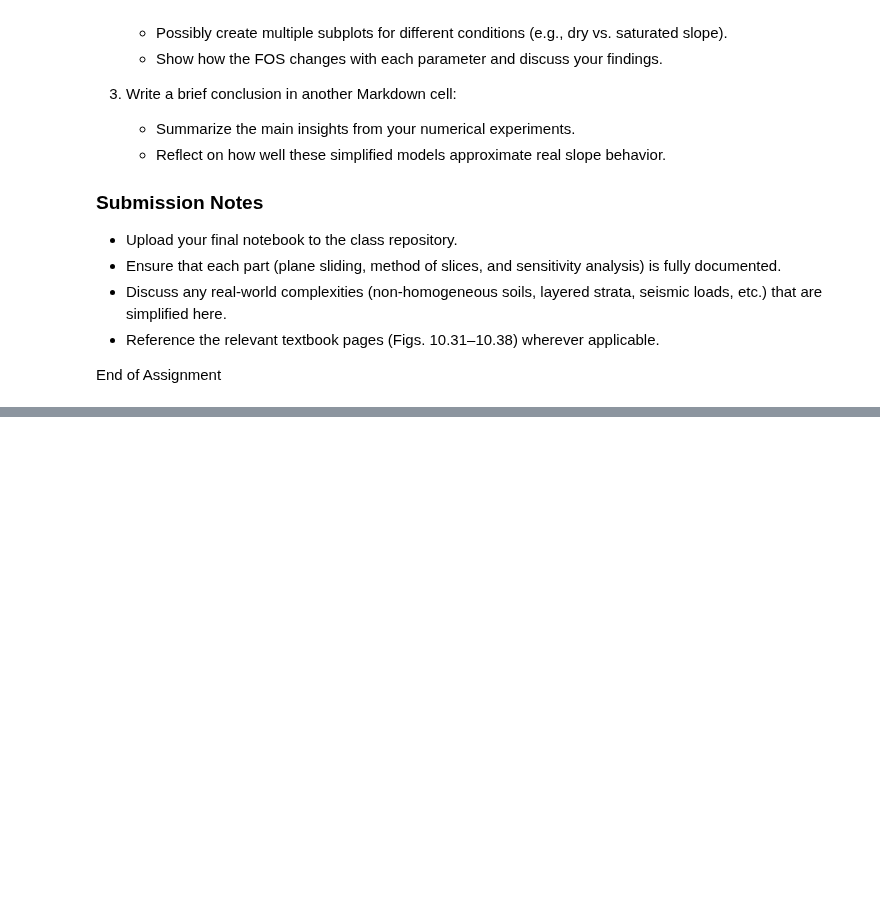
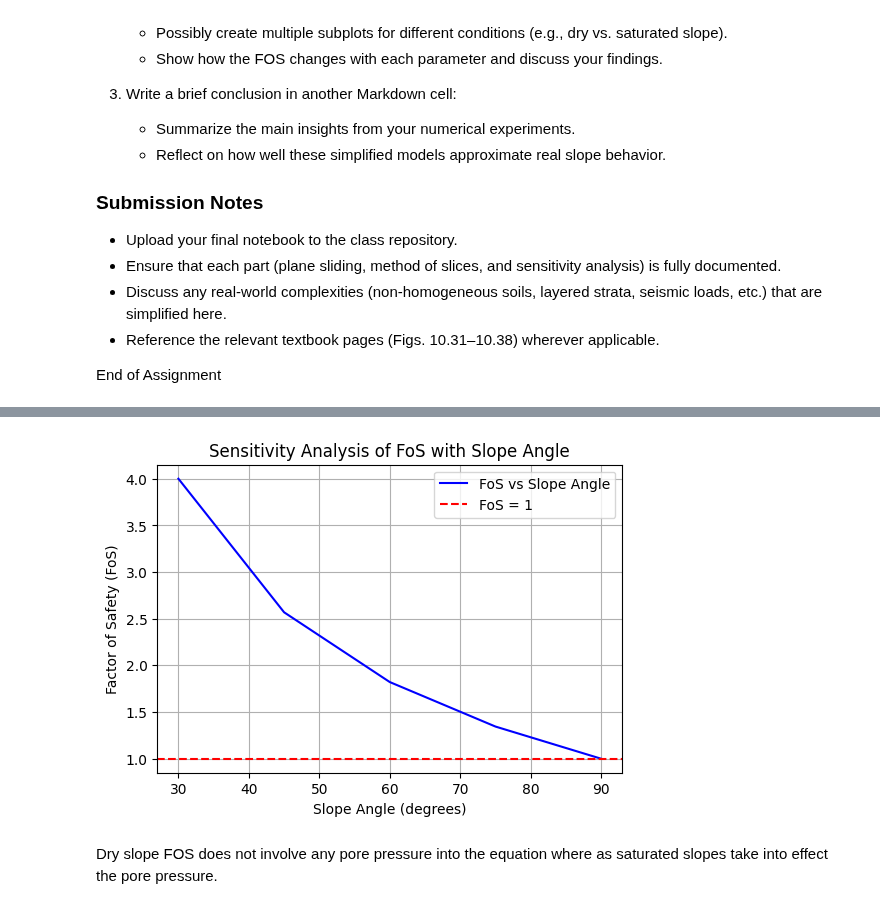
Before and after one commit to iGeology-Illinois/geol-581-module-3-principles-of-uncertainty-chapter-4-seanb7, a Jupyter notebook: GEOL_581_Module_5_Slope_Stability_Analyses_no1.ipynb, the cells around one changed output, grey strips where cells are left out. Cells and saved outputs as stored; diff of their text form; code cells hidden in the pictures; blank space fills up the shorter version.

```diff
--- a/GEOL_581_Module_5_Slope_Stability_Analyses_no1.ipynb
+++ b/GEOL_581_Module_5_Slope_Stability_Analyses_no1.ipynb
@@ -235,0 +361,37 @@ End of Assignment
+# %%
+# Saturated slopes
+import numpy as np
+import matplotlib.pyplot as plt
+
+# Define constants
+cohesion = 10  # Cohesion in kPa
+unit_weight = 20  # Unit weight of soil in kN/m^3
+friction_angle = 30  # Friction angle in degrees
+pore_pressure_ratio = 0.5  # Pore pressure ratio
+
+# Function to calculate FoS
+def calculate_fos(slope_angle):
+    slope_angle_rad = np.radians(slope_angle)
+    numerator = cohesion + (unit_weight * np.cos(slope_angle_rad) * np.tan(np.radians(friction_angle)))
+    denominator = unit_weight * np.sin(slope_angle_rad) * (1 - pore_pressure_ratio)
+    fos = numerator / denominator
+    return fos
+
+# Generate slope angles from 0 to 90 degrees
+slope_angles = np.linspace(30, 90, 5)
+fos_values = [calculate_fos(angle) for angle in slope_angles]
+
+# Plotting the results
+plt.figure(figsize=(6, 4))
+plt.plot(slope_angles, fos_values, label='FoS vs Slope Angle', color='b')
+plt.axhline(y=1, color='r', linestyle='--', label='FoS = 1')
+plt.xlabel('Slope Angle (degrees)')
+plt.ylabel('Factor of Safety (FoS)')
+plt.title('Sensitivity Analysis of FoS with Slope Angle')
+plt.legend()
+plt.grid(True)
+plt.show()
+# %% [output]
+[figure, added]
+# %% [markdown]
+Dry slope FOS does not involve any pore pressure into the equation where as saturated slopes take into effect the pore pressure.
```
Also changed, not shown: parts of 10 cells of this notebook.
